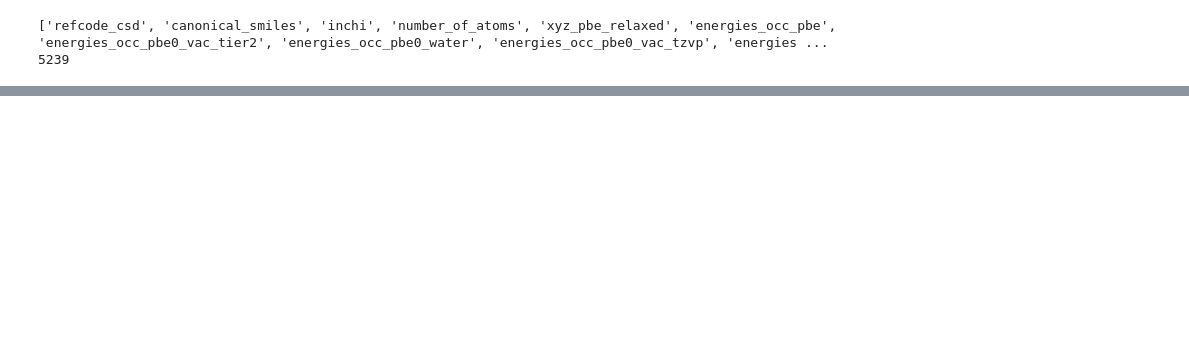
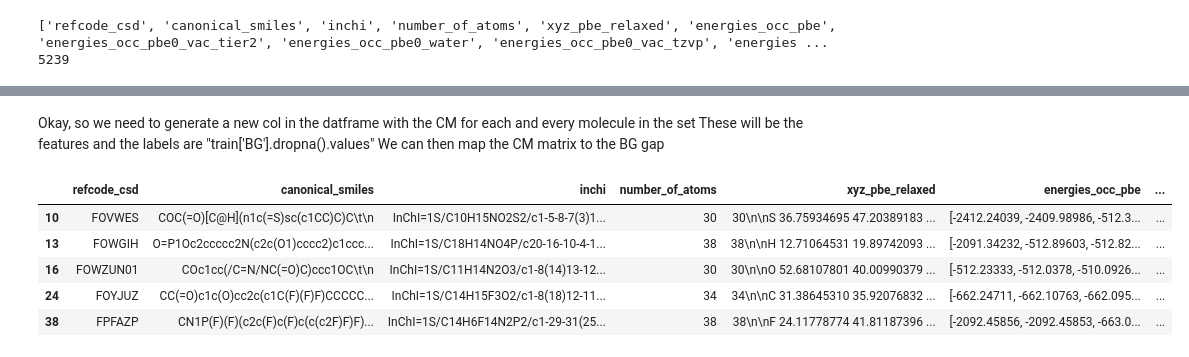
Before and after one commit to billalsohail/ML4MC, a Jupyter notebook: Coulomb_matrix_representation.ipynb, the cells around one changed output, grey strips where cells are left out. Cells and saved outputs as stored; diff of their text form; code cells hidden in the pictures; blank space fills up the shorter version.

```diff
--- a/Coulomb_matrix_representation.ipynb
+++ b/Coulomb_matrix_representation.ipynb
@@ -95,0 +188,18 @@ plt.show()
+# %% [markdown]
+Okay, so we need to generate a new col in the datframe with the CM for each and every molecule in the set
+These will be the features and the labels are "train['BG'].dropna().values"
+We can then map the CM matrix to the BG gap
+# %%
+cm_desc = CoulombMatrix(n_atoms_max=120, permutation='none', flatten=False, sparse=True)
+# many_matrix = cm_desc.create(df['atoms'])
+
+#Calum's victory
+df['CM_rep'] = df['atoms'].apply(cm_desc.create)
+df.head(5)
+# %% [output]
+|  | refcode_csd | canonical_smiles | inchi | number_of_atoms | xyz_pbe_relaxed | energies_occ_pbe | ... |
+| 10 | FOVWES | COC(=O)[C@H](n1c(=S)sc(c1CC)C)C\t\n | InChI=1S/C10H15NO2S2/c1-5-8-7(3)1... | 30 | 30\n\nS 36.75934695 47.20389183 ... | [-2412.24039, -2409.98986, -512.3... | ... |
+| 13 | FOWGIH | O=P1Oc2ccccc2N(c2c(O1)cccc2)c1ccc... | InChI=1S/C18H14NO4P/c20-16-10-4-1... | 38 | 38\n\nH 12.71064531 19.89742093 ... | [-2091.34232, -512.89603, -512.82... | ... |
+| 16 | FOWZUN01 | COc1cc(/C=N/NC(=O)C)ccc1OC\t\n | InChI=1S/C11H14N2O3/c1-8(14)13-12... | 30 | 30\n\nO 52.68107801 40.00990379 ... | [-512.23333, -512.0378, -510.0926... | ... |
+| 24 | FOYJUZ | CC(=O)c1c(O)cc2c(c1C(F)(F)F)CCCCC... | InChI=1S/C14H15F3O2/c1-8(18)12-11... | 34 | 34\n\nC 31.38645310 35.92076832 ... | [-662.24711, -662.10763, -662.095... | ... |
+| 38 | FPFAZP | CN1P(F)(F)(c2c(F)c(F)c(c(c2F)F)F)... | InChI=1S/C14H6F14N2P2/c1-29-31(25... | 38 | 38\n\nF 24.11778774 41.81187396 ... | [-2092.45856, -2092.45853, -663.0... | ... |
```
Also changed, not shown: parts of 11 cells of this notebook.
